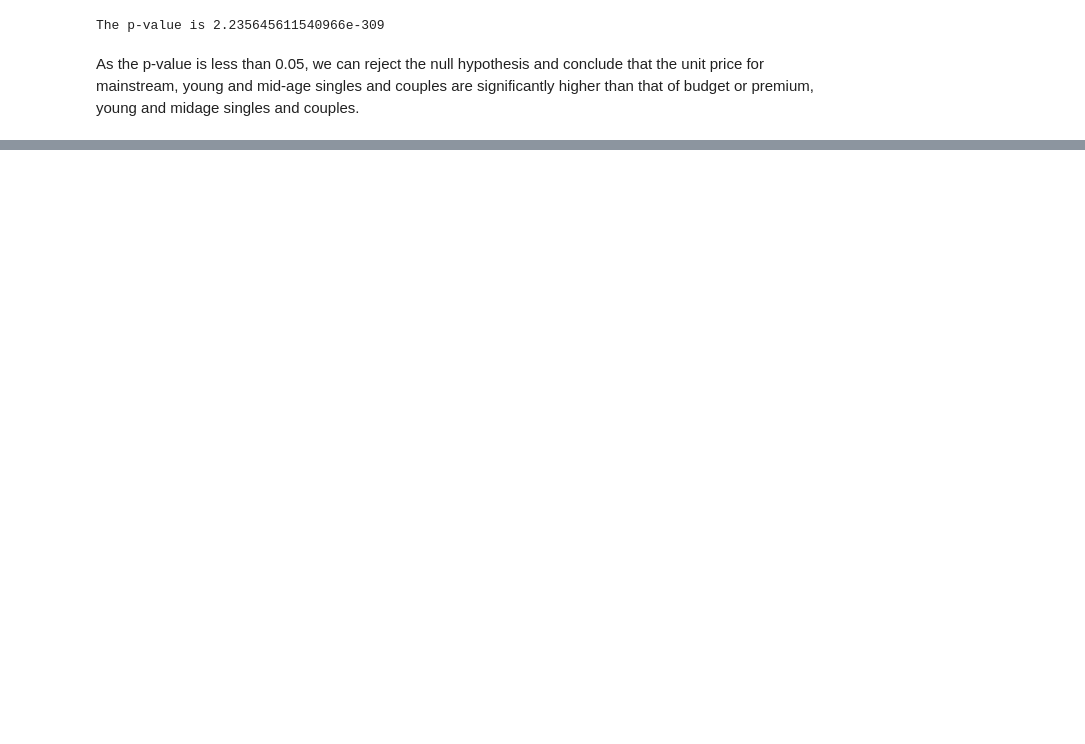
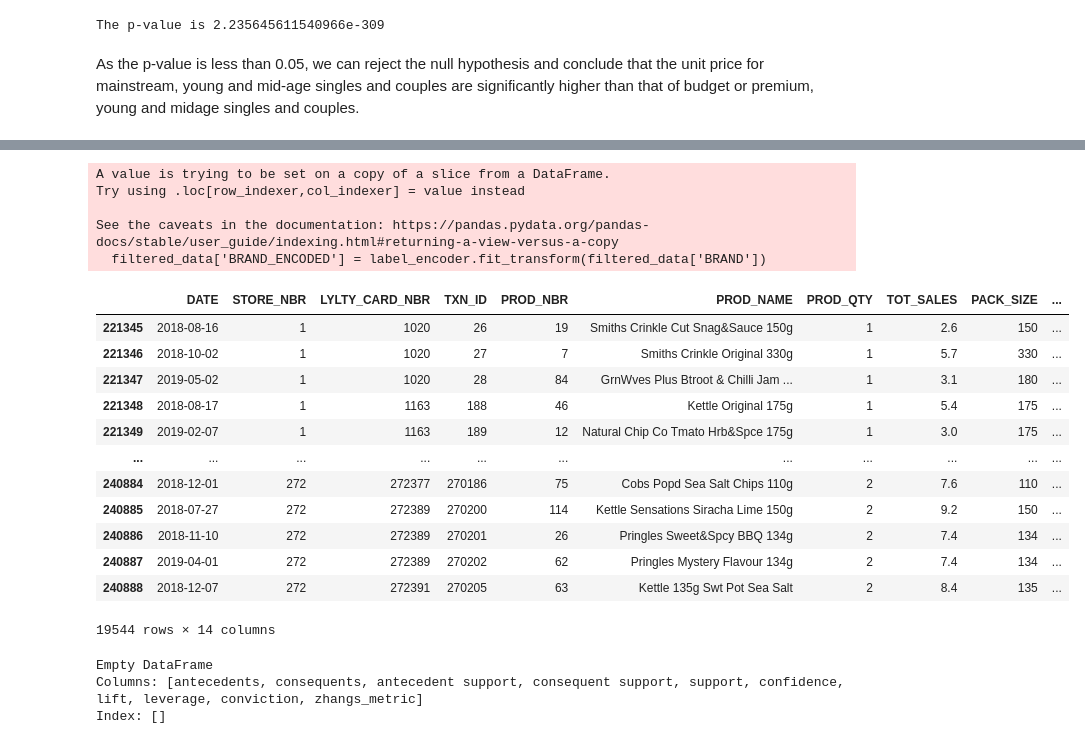
Before and after one commit to jontyj23/Quantium-Virtual-Internship, a Jupyter notebook: quantium.ipynb, the cells around one changed output, grey strips where cells are left out. Drawn from its saved outputs; the diff is of its cells as text; code cells hidden in the pictures; blank space fills up the shorter version.

```diff
--- a/quantium.ipynb
+++ b/quantium.ipynb
@@ -572,0 +602,28 @@ As the p-value is less than 0.05, we can reject the null hypothesis and conclude
+# %%
+
+# Filter the DataFrame to include only the desired rows
+filtered_data = data[(data['LIFESTAGE'] == 'YOUNG SINGLES/COUPLES') & (data['PREMIUM_CUSTOMER'] == 'Mainstream')]
+
+# Encode the categorical variables (BRAND)
+label_encoder = LabelEncoder()
+filtered_data['BRAND_ENCODED'] = label_encoder.fit_transform(filtered_data['BRAND'])
+filtered_data
+# %% [output]
+A value is trying to be set on a copy of a slice from a DataFrame.
+Try using .loc[row_indexer,col_indexer] = value instead
+
+See the caveats in the documentation: https://pandas.pydata.org/pandas-docs/stable/user_guide/indexing.html#returning-a-view-versus-a-copy
+  filtered_data['BRAND_ENCODED'] = label_encoder.fit_transform(filtered_data['BRAND'])
+|  | DATE | STORE_NBR | LYLTY_CARD_NBR | TXN_ID | PROD_NBR | PROD_NAME | PROD_QTY | TOT_SALES | PACK_SIZE | ... |
+| 221345 | 2018-08-16 | 1 | 1020 | 26 | 19 | Smiths Crinkle Cut Snag&Sauce 150g | 1 | 2.6 | 150 | ... |
+| 221346 | 2018-10-02 | 1 | 1020 | 27 | 7 | Smiths Crinkle Original 330g | 1 | 5.7 | 330 | ... |
+| 221347 | 2019-05-02 | 1 | 1020 | 28 | 84 | GrnWves Plus Btroot & Chilli Jam ... | 1 | 3.1 | 180 | ... |
+| 221348 | 2018-08-17 | 1 | 1163 | 188 | 46 | Kettle Original 175g | 1 | 5.4 | 175 | ... |
+| 221349 | 2019-02-07 | 1 | 1163 | 189 | 12 | Natural Chip Co Tmato Hrb&Spce 175g | 1 | 3.0 | 175 | ... |
+| ... | ... | ... | ... | ... | ... | ... | ... | ... | ... | ... |
+| 240884 | 2018-12-01 | 272 | 272377 | 270186 | 75 | Cobs Popd Sea Salt Chips 110g | 2 | 7.6 | 110 | ... |
+| 240885 | 2018-07-27 | 272 | 272389 | 270200 | 114 | Kettle Sensations Siracha Lime 150g | 2 | 9.2 | 150 | ... |
+| 240886 | 2018-11-10 | 272 | 272389 | 270201 | 26 | Pringles Sweet&Spcy BBQ 134g | 2 | 7.4 | 134 | ... |
+| 240887 | 2019-04-01 | 272 | 272389 | 270202 | 62 | Pringles Mystery Flavour 134g | 2 | 7.4 | 134 | ... |
+| 240888 | 2018-12-07 | 272 | 272391 | 270205 | 63 | Kettle 135g Swt Pot Sea Salt | 2 | 8.4 | 135 | ... |
+19544 rows × 14 columns
@@ -572,0 +642,6 @@ As the p-value is less than 0.05, we can reject the null hypothesis and conclude
+# %%
+print(preferred_brand)
+# %% [output]
+Empty DataFrame
+Columns: [antecedents, consequents, antecedent support, consequent support, support, confidence, lift, leverage, conviction, zhangs_metric]
+Index: []
```
Also changed, not shown: parts of 9 cells of this notebook.
